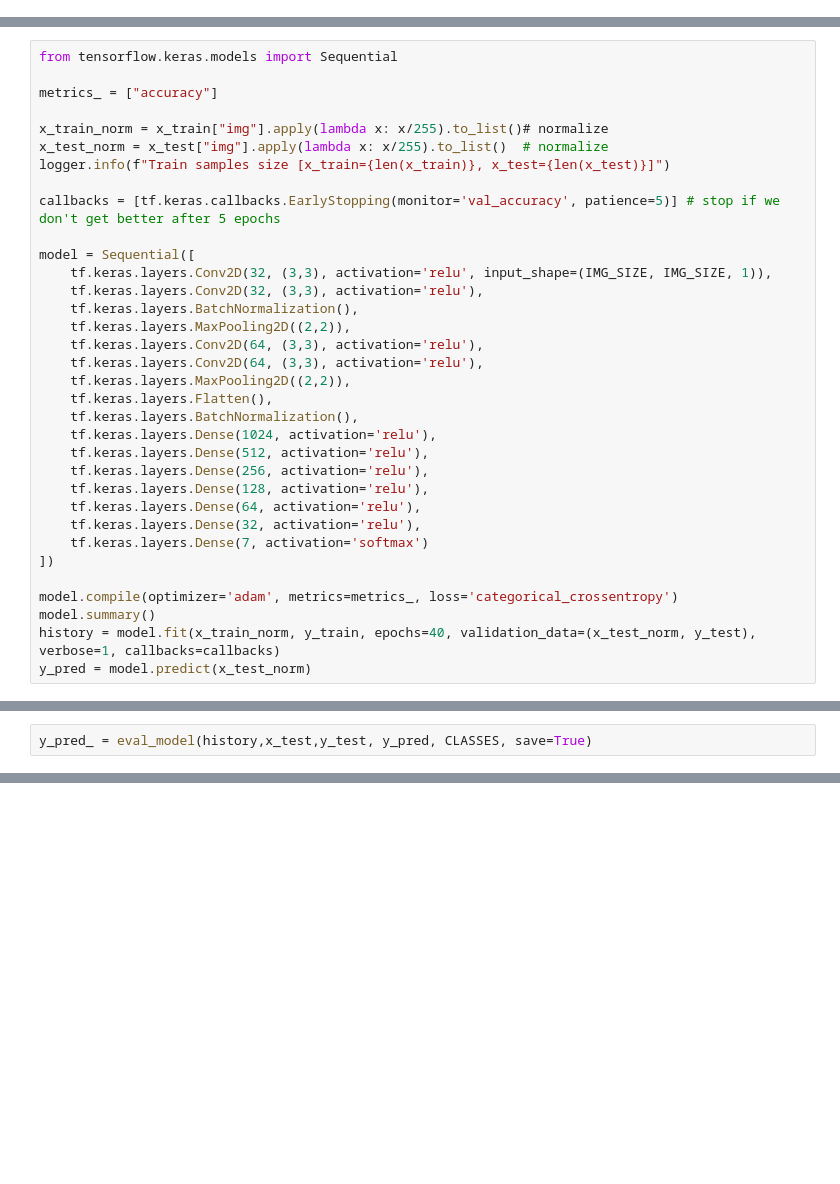
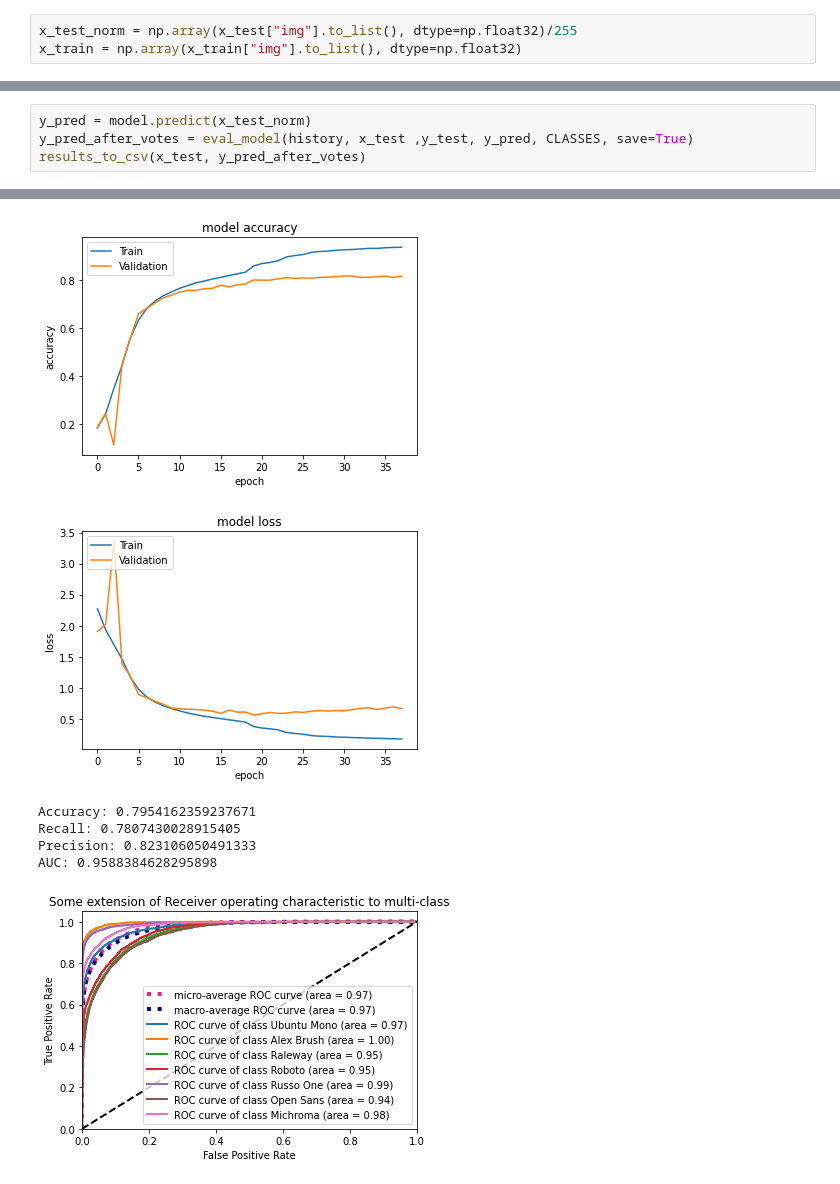
Before and after one commit to yuvalshi0/introduction-to-cv-course, a Jupyter notebook: project.ipynb, the cells around one changed output, grey strips where cells are left out. Saved outputs shown, nothing was run; the diff lists cells and outputs as text; blank space fills up the shorter version.

```diff
--- a/project.ipynb
+++ b/project.ipynb
@@ -75,3 +123,6 @@ y_test = y_test.apply(to_cat)
+# %%
+x_test_norm = np.array(x_test["img"].to_list(), dtype=np.float32)/255
+x_train = np.array(x_train["img"].to_list(), dtype=np.float32)
 # %%
 import metrics
 import vote
@@ -114,37 +180,3 @@ def eval_model(history,x_test, y_test, y_pred, classes, save=True):
     metrics.plot_roc(y_test, y_pred_, CLASSES, zoom=False, save=save)
     metrics.plot_confusion_matrix(y_test, y_pred_, classes, save=save)
     return y_pred_
-# %%
-from tensorflow.keras.models import Sequential
-
-metrics_ = ["accuracy"]
-
-x_train_norm = x_train["img"].apply(lambda x: x/255).to_list()# normalize
-x_test_norm = x_test["img"].apply(lambda x: x/255).to_list()  # normalize
-logger.info(f"Train samples size [x_train={len(x_train)}, x_test={len(x_test)}]")
-
-callbacks = [tf.keras.callbacks.EarlyStopping(monitor='val_accuracy', patience=5)] # stop if we don't get better after 5 epochs
-
-model = Sequential([
-    tf.keras.layers.Conv2D(32, (3,3), activation='relu', input_shape=(IMG_SIZE, IMG_SIZE, 1)),
-    tf.keras.layers.Conv2D(32, (3,3), activation='relu'),
-    tf.keras.layers.BatchNormalization(),
-    tf.keras.layers.MaxPooling2D((2,2)),
-    tf.keras.layers.Conv2D(64, (3,3), activation='relu'),
-    tf.keras.layers.Conv2D(64, (3,3), activation='relu'),
-    tf.keras.layers.MaxPooling2D((2,2)),
-    tf.keras.layers.Flatten(),
-    tf.keras.layers.BatchNormalization(),
-    tf.keras.layers.Dense(1024, activation='relu'),
-    tf.keras.layers.Dense(512, activation='relu'),
-    tf.keras.layers.Dense(256, activation='relu'),
-    tf.keras.layers.Dense(128, activation='relu'),
-    tf.keras.layers.Dense(64, activation='relu'),
-    tf.keras.layers.Dense(32, activation='relu'),
-    tf.keras.layers.Dense(7, activation='softmax')
-])
-
-model.compile(optimizer='adam', metrics=metrics_, loss='categorical_crossentropy')
-model.summary()
-history = model.fit(x_train_norm, y_train, epochs=40, validation_data=(x_test_norm, y_test), verbose=1, callbacks=callbacks)
-y_pred = model.predict(x_test_norm)
@@ -169,2 +251,5 @@ _________________________________________________________________
 # %%
-y_pred_ = eval_model(history,x_test,y_test, y_pred, CLASSES, save=True)
+y_pred = model.predict(x_test_norm)
+y_pred_after_votes = eval_model(history, x_test ,y_test, y_pred, CLASSES, save=True)
+results_to_csv(x_test, y_pred_after_votes)
+# %% [output]
@@ -170,0 +257,7 @@ y_pred_ = eval_model(history,x_test,y_test, y_pred, CLASSES, save=True)
+[figure, added]
+[figure, added]
+Accuracy: 0.7954162359237671
+Recall: 0.7807430028915405
+Precision: 0.823106050491333
+AUC: 0.9588384628295898
+[figure, added]
```
Also changed, not shown: parts of 14 cells of this notebook, 7 other files.
